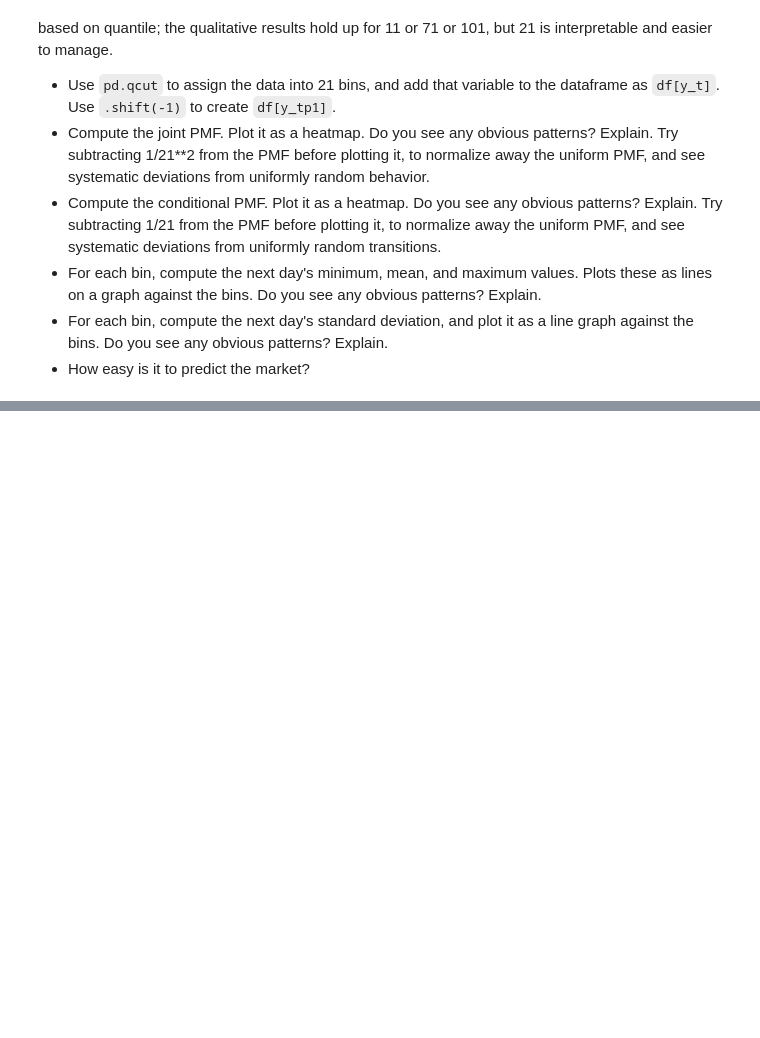
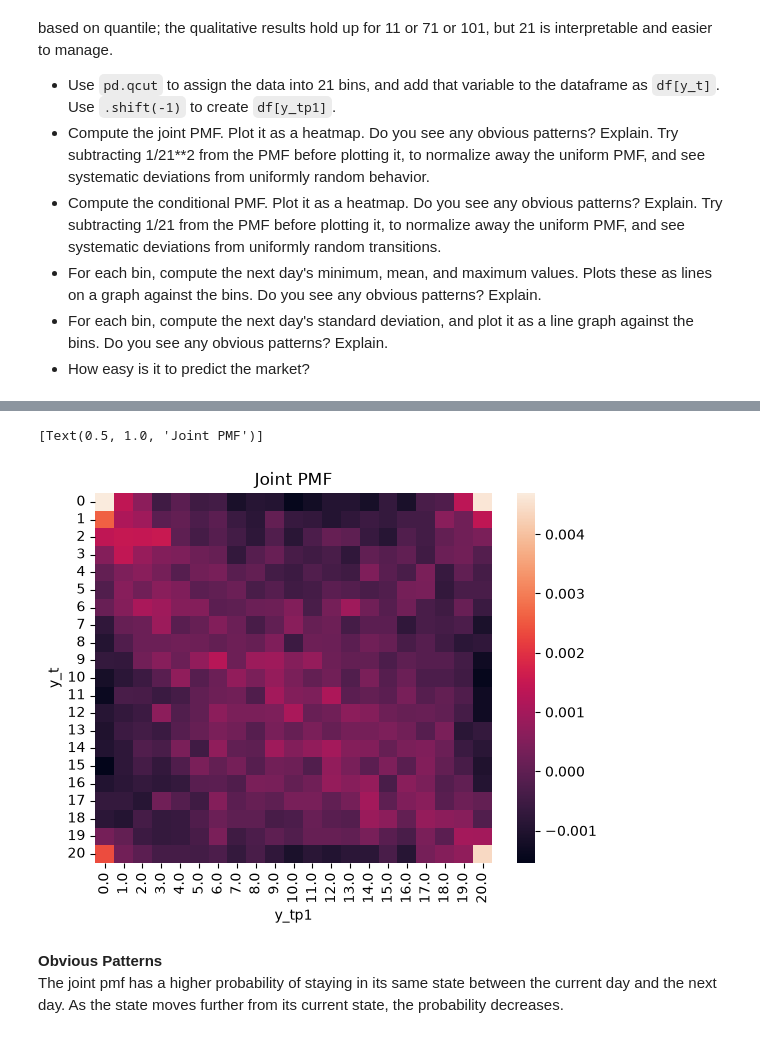
Before and after one commit to kaitlynNMcFadden/uu_markov, a Jupyter notebook: lab_1/lab.ipynb, the cells around one changed output, grey strips where cells are left out. Drawn from its saved outputs; the diff is of its cells as text; code cells hidden in the pictures; blank space fills up the shorter version.

```diff
--- a/lab_1/lab.ipynb
+++ b/lab_1/lab.ipynb
@@ -87,0 +361,10 @@ The choice of five bins was arbitrary. For more realistic or complex models, we'
+# %%
+# normalize
+joint_tab = joint_tab - (1/21**2)
+sns.heatmap(joint_tab).set(title='Joint PMF')
+# %% [output]
+[Text(0.5, 1.0, 'Joint PMF')]
+[figure, added]
+# %% [markdown]
+<b>Obvious Patterns </b>
+The joint pmf has a higher probability of staying in its same state between the current day and the next day. As the state moves further from its current state, the probability decreases.
```
Also changed, not shown: parts of 48 cells of this notebook, 3 other files.
